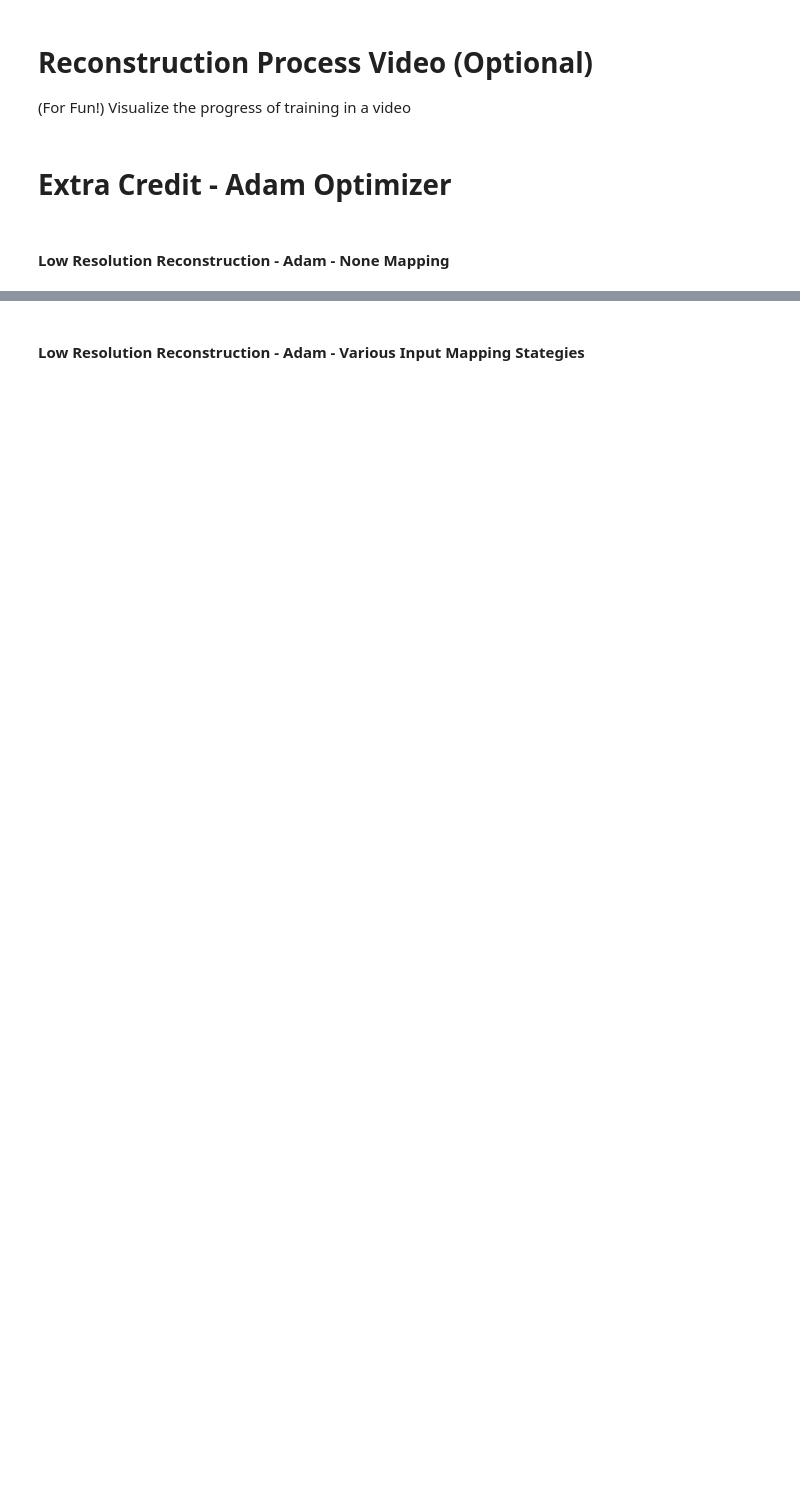
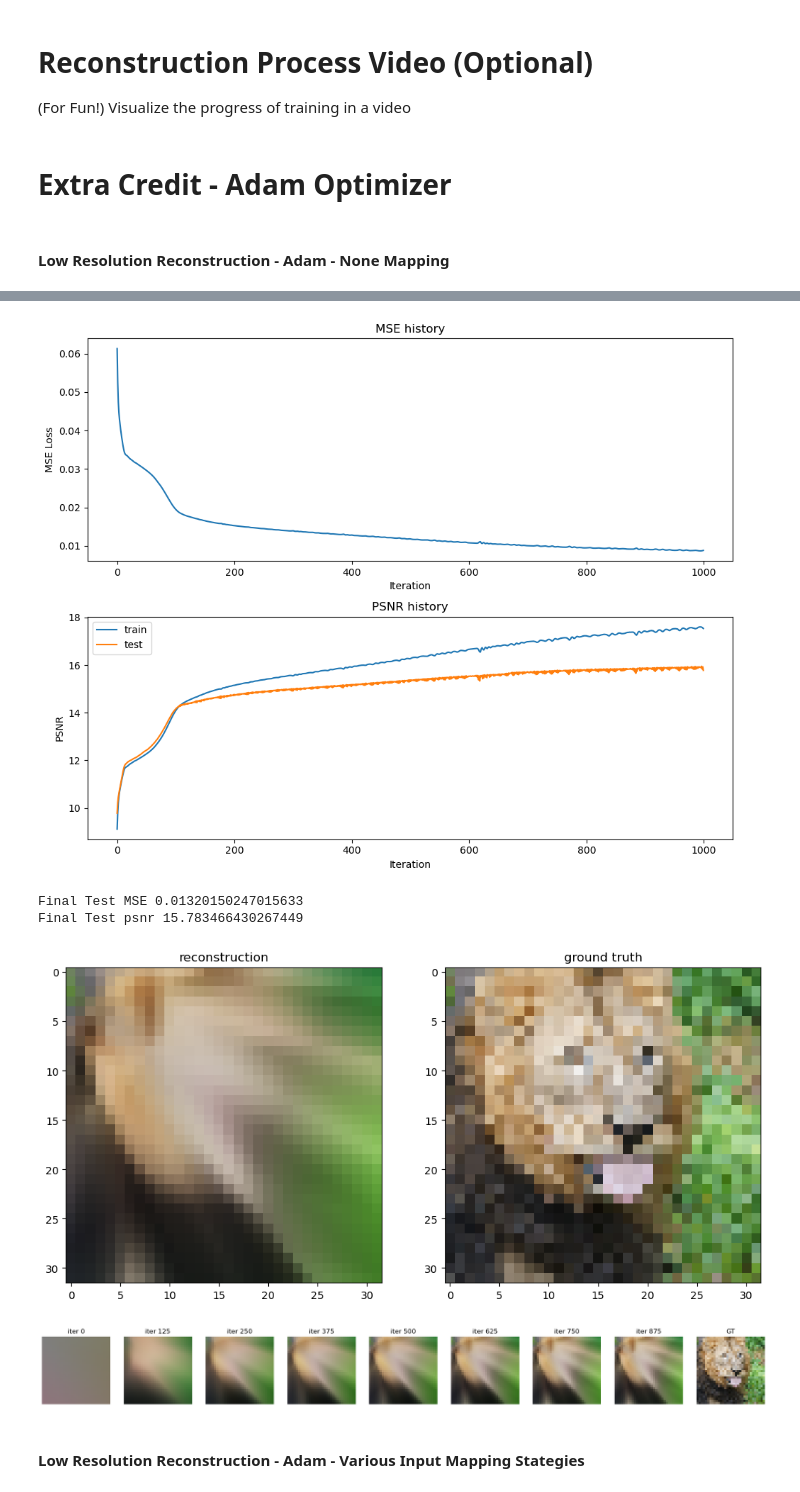
Before and after one commit to parisvacation/CS444, a Jupyter notebook: assignment2/neural_network.ipynb, the cells around one changed output, grey strips where cells are left out. Saved outputs shown, nothing was run; the diff lists cells and outputs as text; code cells hidden in the pictures; blank space fills up the shorter version.

```diff
--- a/assignment2/neural_network.ipynb
+++ b/assignment2/neural_network.ipynb
@@ -466,14 +502,29 @@ train_data, test_data = get_image(size)
 # %%
 # get input features
 # TODO implement this by using the get_B_dict() and get_input_features() helper functions
+X_train, y_train, X_test, y_test = get_input_features(get_B_dict(size), "none")
+opt = "Adam"
+
+# set hyperparameters
+hidden_size = 256
+epochs = 1000
+learning_rate = 0.0005
 
 # run NN experiment on input features
 # TODO implement by using the NN_experiment() helper function
+net, train_psnr, test_psnr, train_loss, predicted_images = NN_experiment(X_train, y_train, X_test, y_test, \
+                                                                         X_train.shape[1], num_layers, hidden_size, \
+                                                                         output_size, epochs, learning_rate, opt)
 
-# plot results of experiment
 plot_training_curves(train_loss, train_psnr, test_psnr)
 plot_reconstruction(net.forward(X_test), y_test)
 plot_reconstruction_progress(predicted_images, y_test)
+# %% [output]
+[figure, added]
+Final Test MSE 0.01320150247015633
+Final Test psnr 15.783466430267449
+[figure, added]
+[figure, added]
 # %% [markdown]
 #### Low Resolution Reconstruction - Adam - Various Input Mapping Stategies
 # %%
```
Also changed, not shown: parts of 21 cells of this notebook, 1 other file.
